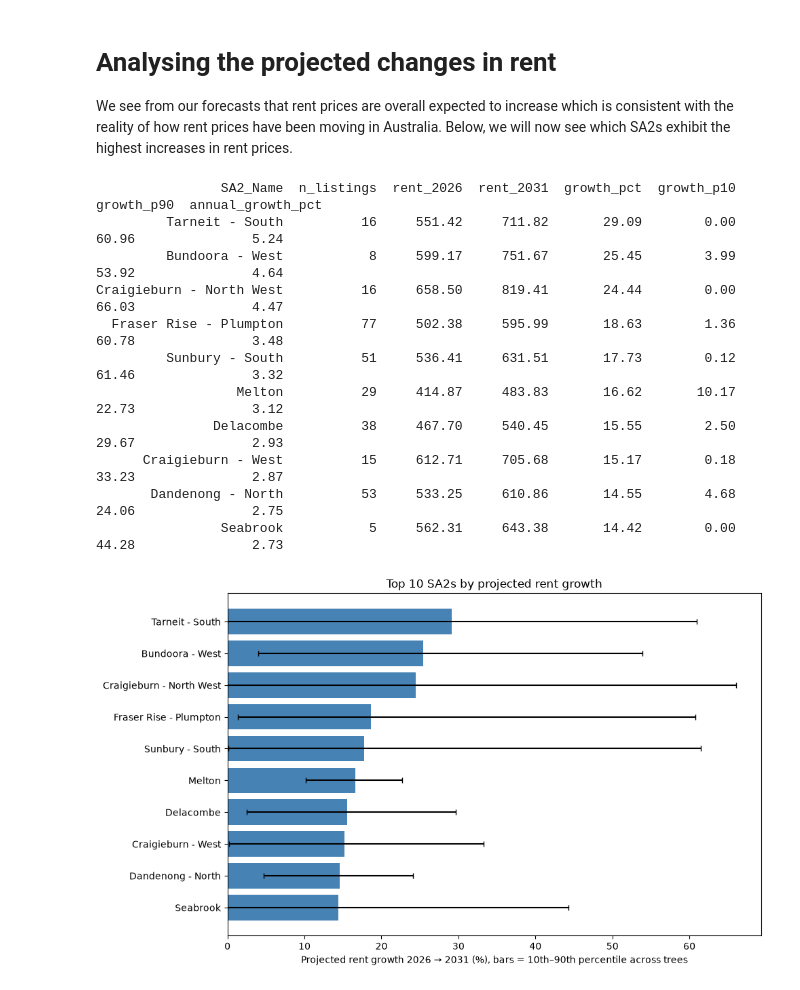
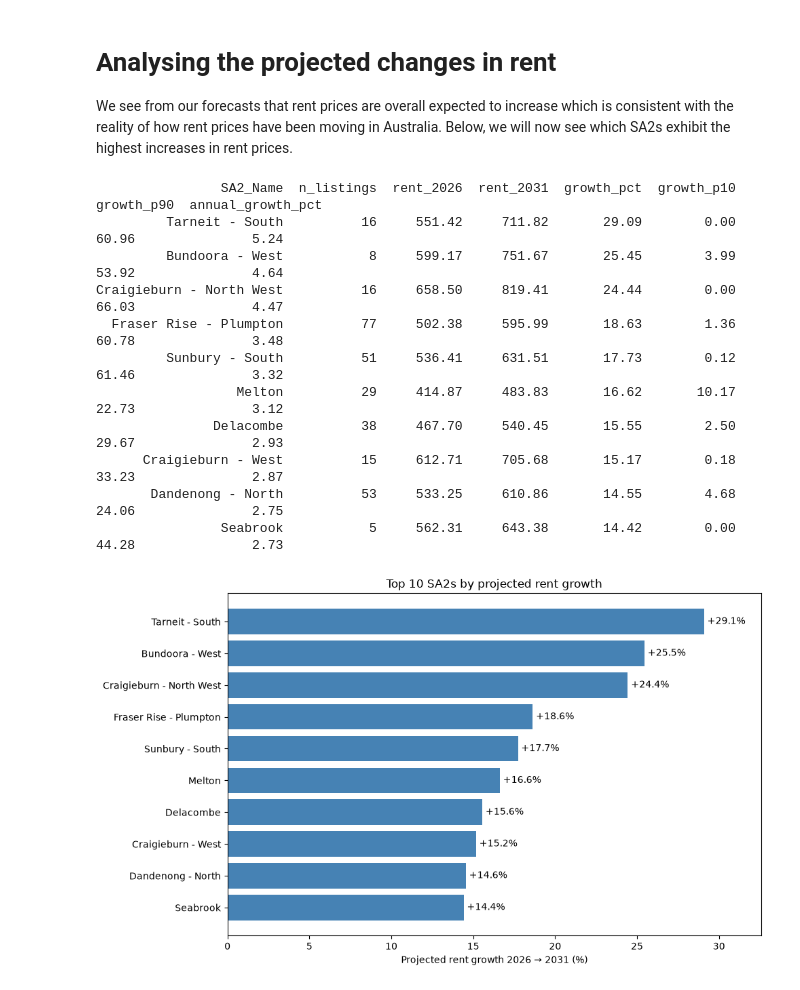
Before and after one commit to Aditya048/real-estate-industry-project, a Jupyter notebook: modelling/rfr.ipynb, the cells around one changed output. Cells and saved outputs as stored; diff of their text form; code cells hidden in the pictures.

```diff
--- a/modelling/rfr.ipynb
+++ b/modelling/rfr.ipynb
@@ -1,6 +108,7 @@
 # %%
 import pandas as pd
-properties_data = pd.read_csv('../data_to_use/preprocessed_data/cleaned_properties.csv')
+properties_path = '../data_to_use/preprocessed_data/cleaned_properties.csv'
+properties_data = pd.read_csv(properties_path)
 # rename 'property_id' column to 'id' to match amenities_data
 properties_data.rename(columns={'property_id': 'id'}, inplace=True)
 properties_data.head()
@@ -290,7 +383,9 @@ merged_data.head()
 # %%
 # left join properties_data with amenities_data
 merged_data = pd.merge(merged_data, amenities_data, on='id', how='left')
-merged_data.rename(columns={'latitude_x': 'latitude', 'longitude_x': 'longitude', 'suburb_x': 'suburb'}, inplace=True)
+merged_data.rename(columns={'latitude_x': 'latitude',
+                            'longitude_x': 'longitude',
+                            'suburb_x': 'suburb'}, inplace=True)
 # drop the latitude and longitude columns. they are no longer needed
 merged_data.drop(columns=['latitude', 'longitude'], inplace=True)
 # also drop the street address column
@@ -308,7 +403,9 @@ merged_data.head()
 5 rows × 50 columns
 # %%
 X = merged_data.copy()
-X.drop(columns=["id", "bedrooms_built-in_wardrobes", "room_built-in_wardrobe", "aspect_south_east_aspect"], inplace=True)
+X.drop(columns=["id", "bedrooms_built-in_wardrobes",
+                "room_built-in_wardrobe",
+                "aspect_south_east_aspect"], inplace=True)
 y = X.pop('weekly_rent_number')
 X.head()
 # %% [output]
@@ -495,9 +591,0 @@ KeyboardInterrupt:
-# %%
-cols = list(X.columns)
-
-with open('X_columns.txt', 'w') as f:
-    f.write(f"Total columns: {len(cols)}\n\n")
-    for c in cols:
-        f.write(f"{c}\t{X[c].dtype}\n")
-
-print(f"Wrote {len(cols)} columns to X_columns.txt")
@@ -711,48 +798,86 @@ Xn = X_new.to_numpy(dtype=np.float32)
 def sa2_means_per_tree(X_arr):
     out = np.empty((len(model.estimators_), len(sa2_names)))
     for i, tree in enumerate(model.estimators_):
-        out[i] = np.bincount(codes, weights=tree.predict(X_arr), minlength=len(sa2_names)) / counts
+        out[i] = (
+            np.bincount(
+                codes,
+                weights=tree.predict(X_arr),
+                minlength=len(sa2_names)
+            ) / counts
+        )
     return out
 
 base_t = sa2_means_per_tree(Xa)    # 2026 features, per tree
 new_t  = sa2_means_per_tree(Xn)    # 2031 features, per tree
 
 growth_t = 100 * (new_t / base_t - 1)          # % growth per tree per SA2
 point = 100 * (new_t.mean(0) / base_t.mean(0) - 1)
 
 growth = pd.DataFrame({
     'SA2_Name': sa2_names,
     'n_listings': counts,
     'rent_2026': base_t.mean(0),
     'rent_2031': new_t.mean(0),
     'growth_pct': point,
     'growth_p10': np.percentile(growth_t, 10, axis=0),
     'growth_p90': np.percentile(growth_t, 90, axis=0),
 })
-growth['annual_growth_pct'] = 100 * ((1 + growth['growth_pct'] / 100) ** (1 / YEARS) - 1)
 
-top10 = (growth[growth['n_listings'] >= MIN_LISTINGS]
-         .sort_values('growth_pct', ascending=False).head(10))
+growth['annual_growth_pct'] = (
+    100 * ((1 + growth['growth_pct'] / 100) ** (1 / YEARS) - 1)
+)
+
+top10 = (
+    growth[growth['n_listings'] >= MIN_LISTINGS]
+    .sort_values('growth_pct', ascending=False)
+    .head(10)
+)
+
 print(top10.round(2).to_string(index=False))
 
+# Reverse order so the highest growth is at the top
 t = top10.iloc[::-1]
-plt.figure(figsize=(10, 6))
-plt.barh(t['SA2_Name'], t['growth_pct'],
-         xerr=[t['growth_pct'] - t['growth_p10'], t['growth_p90'] - t['growth_pct']],
-         color='steelblue', capsize=3)
-plt.xlabel('Projected rent growth 2026 → 2031 (%), bars = 10th–90th percentile across trees')
-plt.title('Top 10 SA2s by projected rent growth')
-plt.tight_layout(); plt.show()
+
+fig, ax = plt.subplots(figsize=(10, 6))
+
+bars = ax.barh(
+    t['SA2_Name'],
+    t['growth_pct'],
+    color='steelblue'
+)
+
+# Add percentage labels next to each bar
+for bar, value in zip(bars, t['growth_pct']):
+    ax.text(
+        bar.get_width() + 0.2,              # position just after bar
+        bar.get_y() + bar.get_height() / 2,
+        f'+{value:.1f}%',
+        va='center',
+        ha='left',
+        fontsize=10
+    )
+
+ax.set_xlabel(
+    'Projected rent growth 2026 → 2031 (%)'
+)
+ax.set_title('Top 10 SA2s by projected rent growth')
+
+# Give the labels some room on the right
+ax.set_xlim(right=t['growth_pct'].max() * 1.12)
+
+plt.tight_layout()
+plt.savefig('top10_sa2_rent_growth.png', dpi=300)
+plt.show()
 # %% [output]
                 SA2_Name  n_listings  rent_2026  rent_2031  growth_pct  growth_p10  growth_p90  annual_growth_pct
          Tarneit - South          16     551.42     711.82       29.09        0.00       60.96               5.24
          Bundoora - West           8     599.17     751.67       25.45        3.99       53.92               4.64
 Craigieburn - North West          16     658.50     819.41       24.44        0.00       66.03               4.47
   Fraser Rise - Plumpton          77     502.38     595.99       18.63        1.36       60.78               3.48
          Sunbury - South          51     536.41     631.51       17.73        0.12       61.46               3.32
                   Melton          29     414.87     483.83       16.62       10.17       22.73               3.12
                Delacombe          38     467.70     540.45       15.55        2.50       29.67               2.93
       Craigieburn - West          15     612.71     705.68       15.17        0.18       33.23               2.87
        Dandenong - North          53     533.25     610.86       14.55        4.68       24.06               2.75
                 Seabrook           5     562.31     643.38       14.42        0.00       44.28               2.73
-[figure, old version]
+[figure, new version]
```
Also changed, not shown: parts of 14 cells of this notebook.
